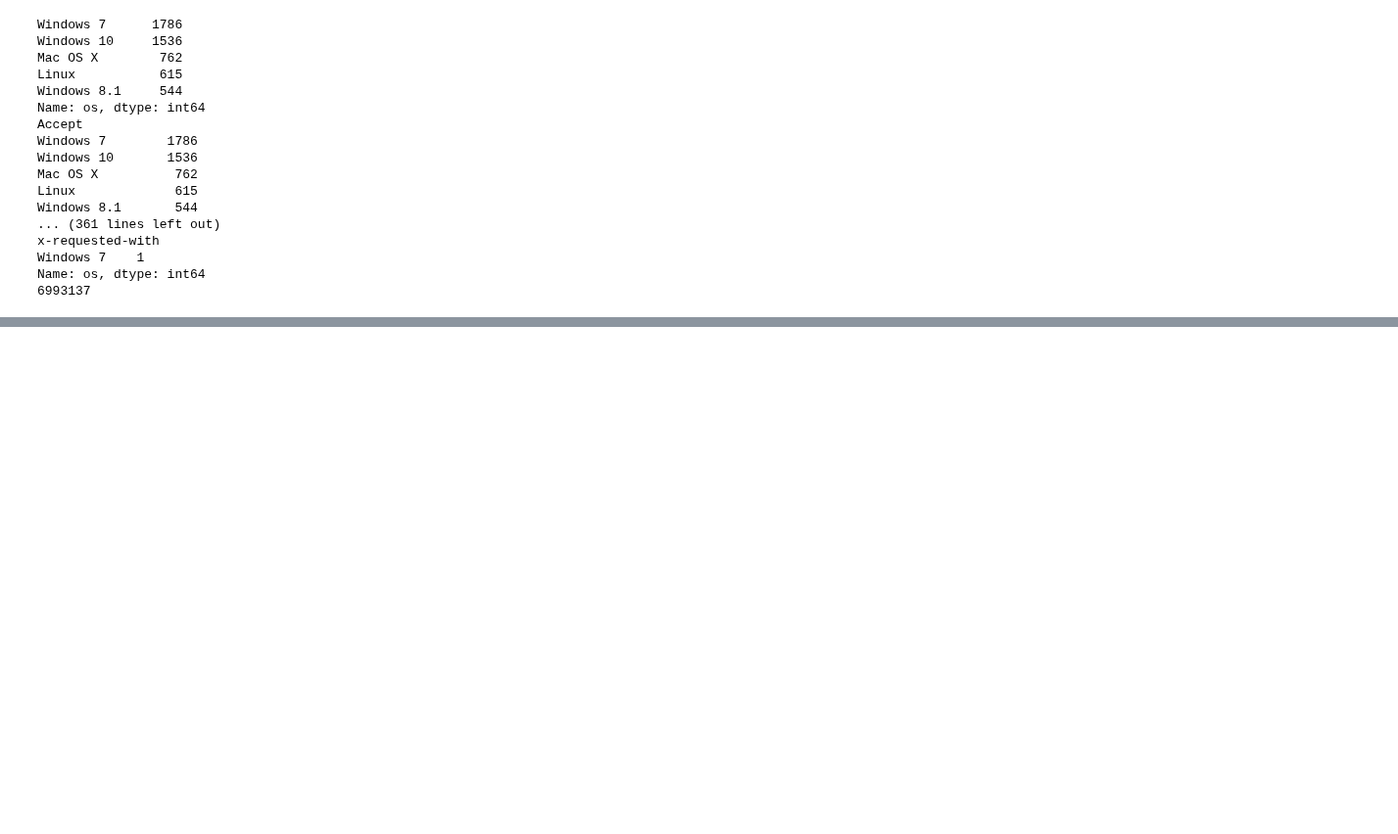
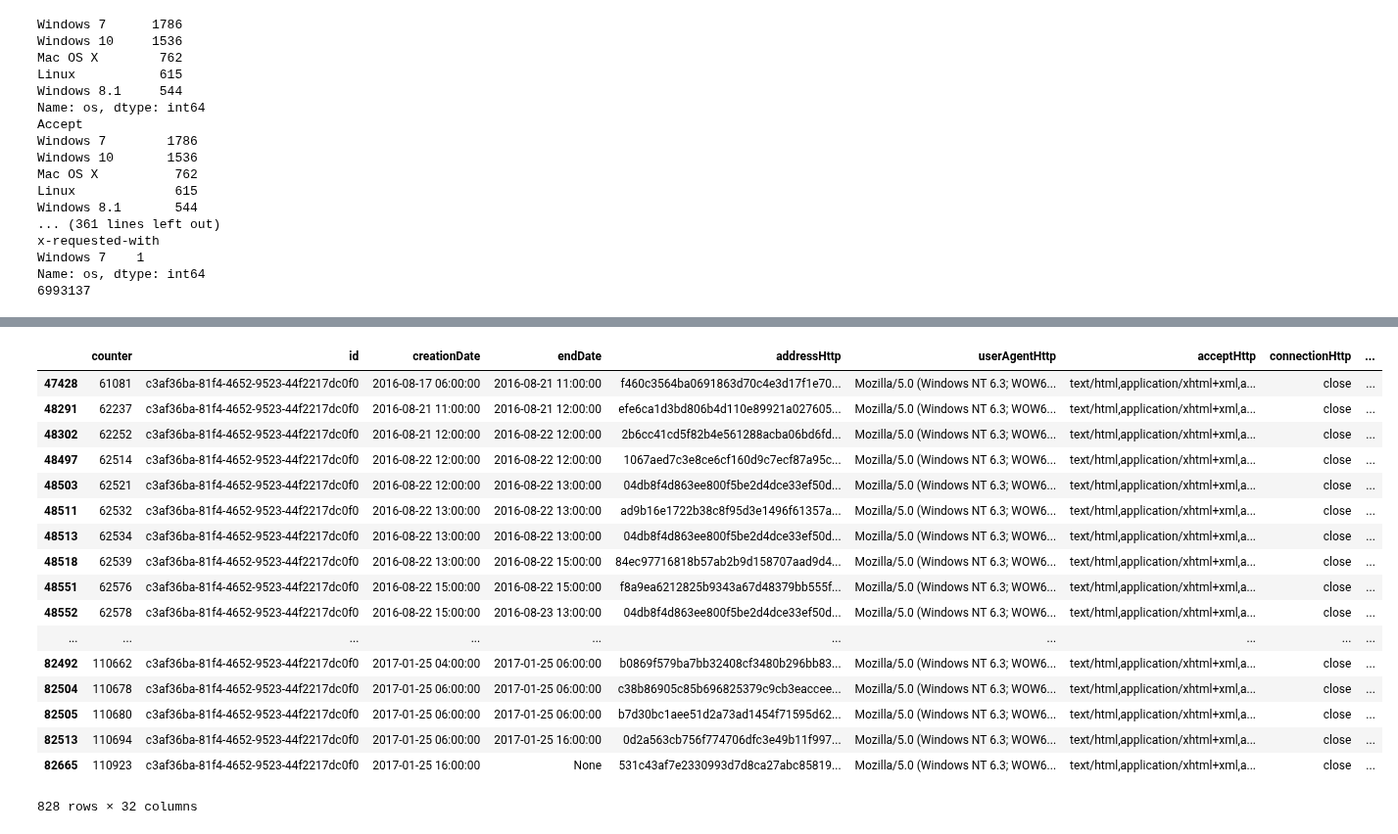
Before and after one commit to mGosset/BrowserFingerprint, a Jupyter notebook: notebooks/exploratory/analyse_empreintes.ipynb, the cells around one changed output, grey strips where cells are left out. Shown at 98% size. Drawn from its saved outputs; the diff is of its cells as text; code cells hidden in the pictures; blank space fills up the shorter version.

```diff
--- a/notebooks/exploratory/analyse_empreintes.ipynb
+++ b/notebooks/exploratory/analyse_empreintes.ipynb
@@ -675,0 +390,21 @@ a.columns = ['effective', '%']
+# %%
+df_consistent[df_consistent[Fingerprint.ID] == "c3af36ba-81f4-4652-9523-44f2217dc0f0"]
+# %% [output]
+|  | counter | id | creationDate | endDate | addressHttp | userAgentHttp | acceptHttp | connectionHttp | ... |
+| 47428 | 61081 | c3af36ba-81f4-4652-9523-44f2217dc0f0 | 2016-08-17 06:00:00 | 2016-08-21 11:00:00 | f460c3564ba0691863d70c4e3d17f1e70... | Mozilla/5.0 (Windows NT 6.3; WOW6... | text/html,application/xhtml+xml,a... | close | ... |
+| 48291 | 62237 | c3af36ba-81f4-4652-9523-44f2217dc0f0 | 2016-08-21 11:00:00 | 2016-08-21 12:00:00 | efe6ca1d3bd806b4d110e89921a027605... | Mozilla/5.0 (Windows NT 6.3; WOW6... | text/html,application/xhtml+xml,a... | close | ... |
+| 48302 | 62252 | c3af36ba-81f4-4652-9523-44f2217dc0f0 | 2016-08-21 12:00:00 | 2016-08-22 12:00:00 | 2b6cc41cd5f82b4e561288acba06bd6fd... | Mozilla/5.0 (Windows NT 6.3; WOW6... | text/html,application/xhtml+xml,a... | close | ... |
+| 48497 | 62514 | c3af36ba-81f4-4652-9523-44f2217dc0f0 | 2016-08-22 12:00:00 | 2016-08-22 12:00:00 | 1067aed7c3e8ce6cf160d9c7ecf87a95c... | Mozilla/5.0 (Windows NT 6.3; WOW6... | text/html,application/xhtml+xml,a... | close | ... |
+| 48503 | 62521 | c3af36ba-81f4-4652-9523-44f2217dc0f0 | 2016-08-22 12:00:00 | 2016-08-22 13:00:00 | 04db8f4d863ee800f5be2d4dce33ef50d... | Mozilla/5.0 (Windows NT 6.3; WOW6... | text/html,application/xhtml+xml,a... | close | ... |
+| 48511 | 62532 | c3af36ba-81f4-4652-9523-44f2217dc0f0 | 2016-08-22 13:00:00 | 2016-08-22 13:00:00 | ad9b16e1722b38c8f95d3e1496f61357a... | Mozilla/5.0 (Windows NT 6.3; WOW6... | text/html,application/xhtml+xml,a... | close | ... |
+| 48513 | 62534 | c3af36ba-81f4-4652-9523-44f2217dc0f0 | 2016-08-22 13:00:00 | 2016-08-22 13:00:00 | 04db8f4d863ee800f5be2d4dce33ef50d... | Mozilla/5.0 (Windows NT 6.3; WOW6... | text/html,application/xhtml+xml,a... | close | ... |
+| 48518 | 62539 | c3af36ba-81f4-4652-9523-44f2217dc0f0 | 2016-08-22 13:00:00 | 2016-08-22 15:00:00 | 84ec97716818b57ab2b9d158707aad9d4... | Mozilla/5.0 (Windows NT 6.3; WOW6... | text/html,application/xhtml+xml,a... | close | ... |
+| 48551 | 62576 | c3af36ba-81f4-4652-9523-44f2217dc0f0 | 2016-08-22 15:00:00 | 2016-08-22 15:00:00 | f8a9ea6212825b9343a67d48379bb555f... | Mozilla/5.0 (Windows NT 6.3; WOW6... | text/html,application/xhtml+xml,a... | close | ... |
+| 48552 | 62578 | c3af36ba-81f4-4652-9523-44f2217dc0f0 | 2016-08-22 15:00:00 | 2016-08-23 13:00:00 | 04db8f4d863ee800f5be2d4dce33ef50d... | Mozilla/5.0 (Windows NT 6.3; WOW6... | text/html,application/xhtml+xml,a... | close | ... |
+| ... | ... | ... | ... | ... | ... | ... | ... | ... | ... |
+| 82492 | 110662 | c3af36ba-81f4-4652-9523-44f2217dc0f0 | 2017-01-25 04:00:00 | 2017-01-25 06:00:00 | b0869f579ba7bb32408cf3480b296bb83... | Mozilla/5.0 (Windows NT 6.3; WOW6... | text/html,application/xhtml+xml,a... | close | ... |
+| 82504 | 110678 | c3af36ba-81f4-4652-9523-44f2217dc0f0 | 2017-01-25 06:00:00 | 2017-01-25 06:00:00 | c38b86905c85b696825379c9cb3eaccee... | Mozilla/5.0 (Windows NT 6.3; WOW6... | text/html,application/xhtml+xml,a... | close | ... |
+| 82505 | 110680 | c3af36ba-81f4-4652-9523-44f2217dc0f0 | 2017-01-25 06:00:00 | 2017-01-25 06:00:00 | b7d30bc1aee51d2a73ad1454f71595d62... | Mozilla/5.0 (Windows NT 6.3; WOW6... | text/html,application/xhtml+xml,a... | close | ... |
+| 82513 | 110694 | c3af36ba-81f4-4652-9523-44f2217dc0f0 | 2017-01-25 06:00:00 | 2017-01-25 16:00:00 | 0d2a563cb756f774706dfc3e49b11f997... | Mozilla/5.0 (Windows NT 6.3; WOW6... | text/html,application/xhtml+xml,a... | close | ... |
+| 82665 | 110923 | c3af36ba-81f4-4652-9523-44f2217dc0f0 | 2017-01-25 16:00:00 | None | 531c43af7e2330993d7d8ca27abc85819... | Mozilla/5.0 (Windows NT 6.3; WOW6... | text/html,application/xhtml+xml,a... | close | ... |
+828 rows × 32 columns
```
Also changed, not shown: parts of 37 cells of this notebook.
